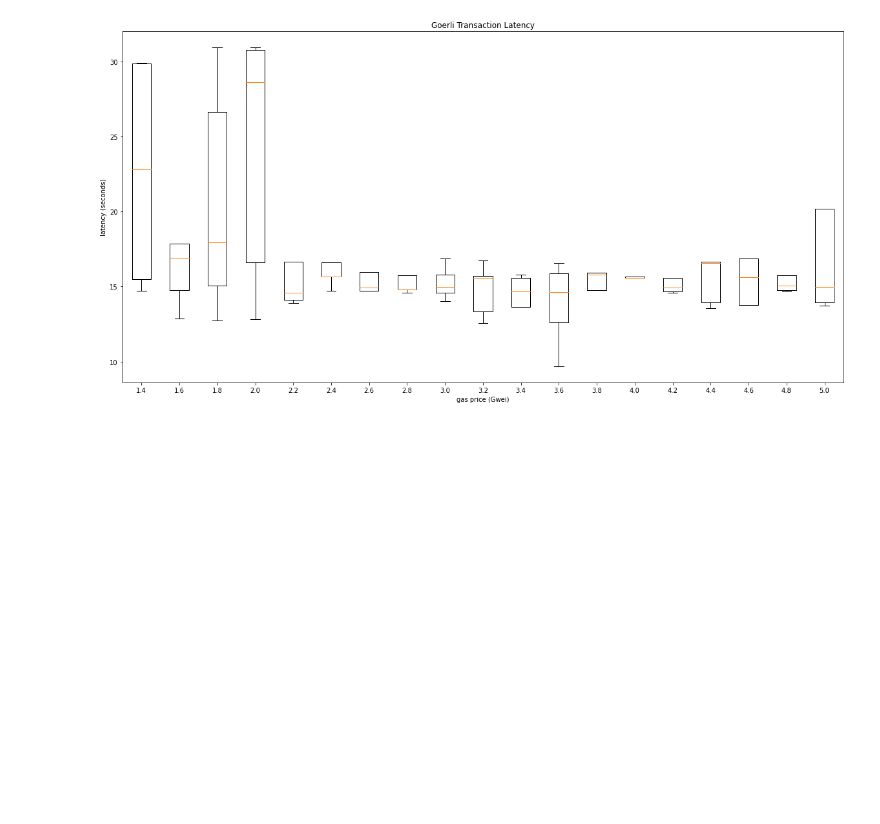
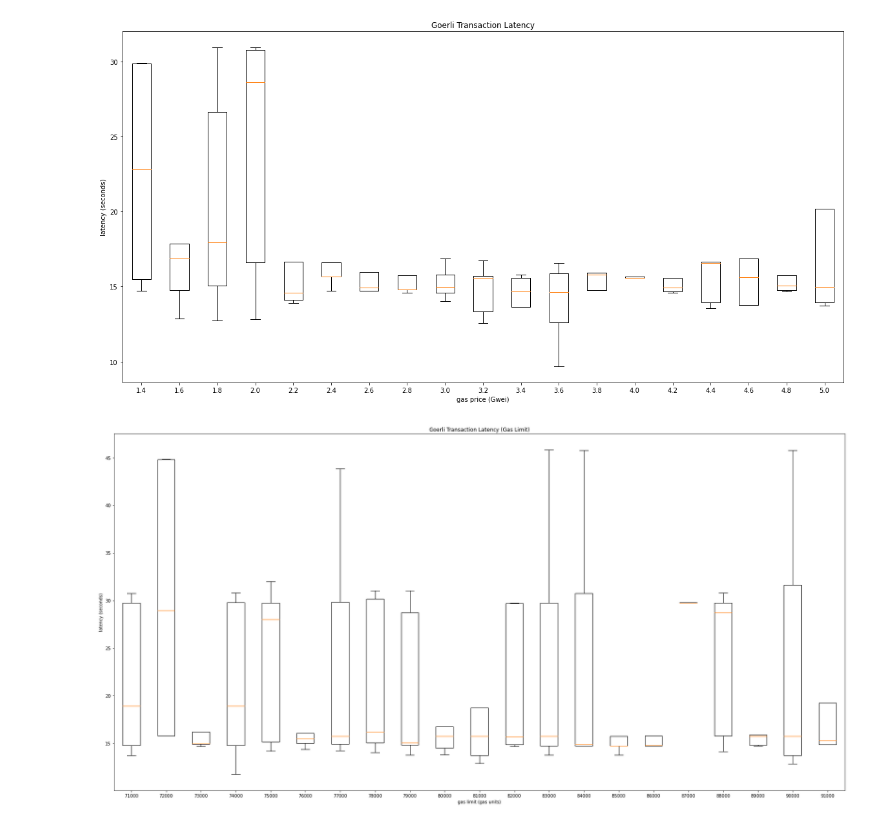
Before and after one commit to echai58/cs512-final-project, a Jupyter notebook: data_visualization/latency_analysis.ipynb, the cells around one changed output. Drawn from its saved outputs; the diff is of its cells as text; code cells hidden in the pictures; blank space fills up the shorter version.

Commit message:
goerli boxplot

```diff
--- a/data_visualization/latency_analysis.ipynb
+++ b/data_visualization/latency_analysis.ipynb
@@ -31,3 +31,32 @@ plot_latency('ROPSTEN-DATA.csv', 'Ropsten Transaction Latency')
 plot_latency('GOERLI-DATA.csv', 'Goerli Transaction Latency')
 # %% [output]
 [figure]
+# %%
+import pandas as pd
+import matplotlib.pyplot as plt
+
+def plot_limit_latency(csv_file, graph_title):
+    df = pd.read_csv(csv_file)
+    gp_lat = {}
+
+    for _ , row in df.iterrows():
+        gasprice = round(row[2] * 1e9)
+        latency = row[3]
+
+        if gasprice not in gp_lat:
+            gp_lat[gasprice] = []
+
+        gp_lat[gasprice].append(latency)
+
+    fig = plt.figure(figsize=(30, 15))
+    ax = fig.add_subplot()
+    ax.set_title(graph_title)
+    ax.set_xlabel('gas limit (gas units)')
+    ax.set_ylabel('latency (seconds)')
+    ax.boxplot(gp_lat.values(), showfliers=False)
+    ax.set_xticklabels(gp_lat.keys())
+    fig.savefig(f'{graph_title}.jpg', bbox_inches='tight')
+# %%
+plot_limit_latency('GOERLI-LIMIT-DATA.csv', 'Goerli Transaction Latency (Gas Limit)')
+# %% [output]
+[figure, added]
```
Also changed, not shown: 2 other files.
